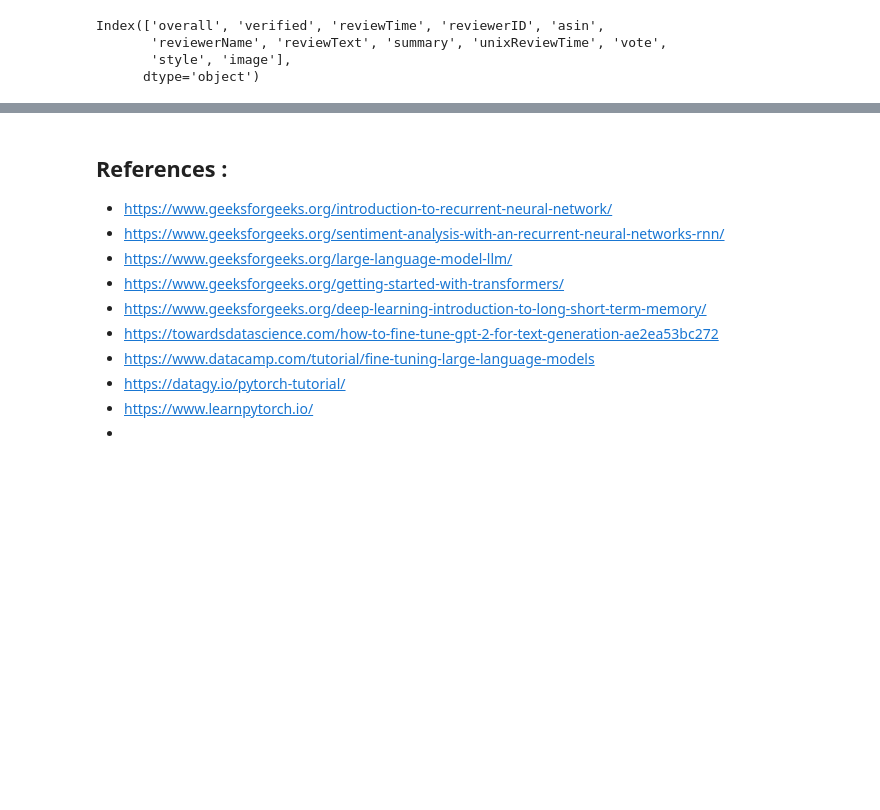
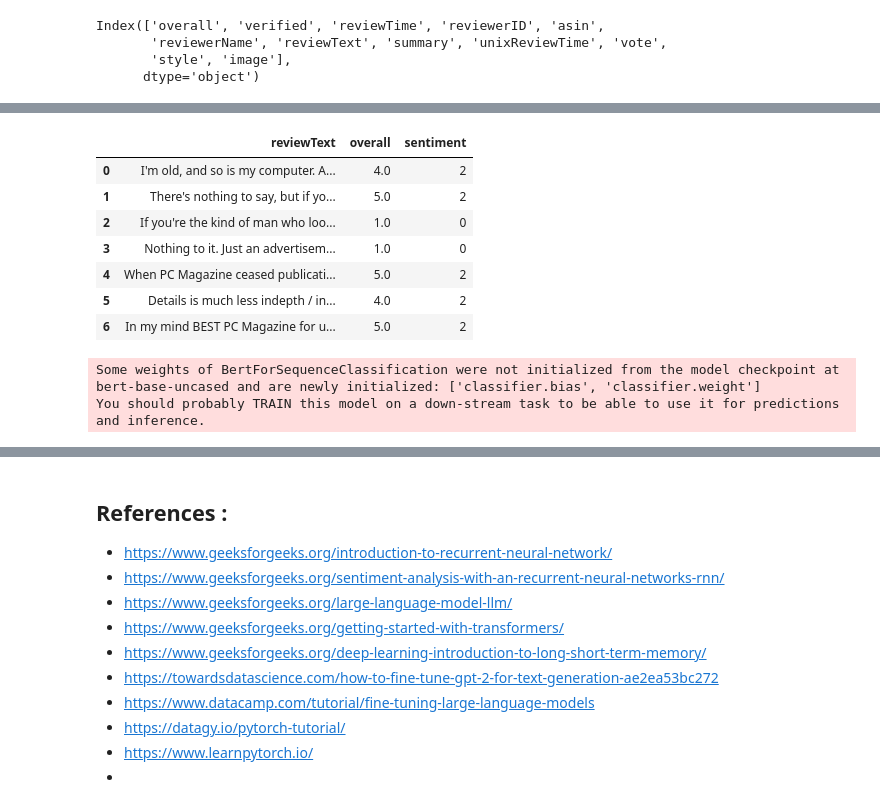
Before and after one commit to drisskhattabi6/NLP-Labs, a Jupyter notebook: NLP_Lab_4/NLP_Lab_4.ipynb, the cells around one changed output, grey strips where cells are left out. Cells and saved outputs as stored; diff of their text form; code cells hidden in the pictures; blank space fills up the shorter version.

```diff
--- a/NLP_Lab_4/NLP_Lab_4.ipynb
+++ b/NLP_Lab_4/NLP_Lab_4.ipynb
@@ -999,0 +809,71 @@ ImportError: cannot import name 'get_model_proto' from 'tensorflow.python.data.e
+# %%
+import pandas as pd
+from sklearn.model_selection import train_test_split
+from datasets import Dataset
+from transformers import BertTokenizer, BertForSequenceClassification, TrainingArguments, Trainer, set_seed
+
+# Filter relevant columns
+df = df[['reviewText', 'overall']]
+
+# Use a subset of the data for demonstration purposes
+df = df.head(500)
+
+# Create sentiment labels
+def get_sentiment_label(rating):
+    if rating >= 4:
+        return 2  # Positive
+    elif rating == 3:
+        return 1  # Neutral
+    else:
+        return 0  # Negative
+
+df['sentiment'] = df['overall'].apply(get_sentiment_label)
+
+# Drop rows with missing reviewText or sentiment
+df = df.dropna(subset=['reviewText', 'sentiment'])
+# %%
+df.head(7)
+# %% [output]
+|  | reviewText | overall | sentiment |
+| 0 | I'm old, and so is my computer. A... | 4.0 | 2 |
+| 1 | There's nothing to say, but if yo... | 5.0 | 2 |
+| 2 | If you're the kind of man who loo... | 1.0 | 0 |
+| 3 | Nothing to it. Just an advertisem... | 1.0 | 0 |
+| 4 | When PC Magazine ceased publicati... | 5.0 | 2 |
+| 5 | Details is much less indepth / in... | 4.0 | 2 |
+| 6 | In my mind BEST PC Magazine for u... | 5.0 | 2 |
+# %%
+# Split the dataset into train and validation sets
+train_df, val_df = train_test_split(df, test_size=0.2, random_state=42)
+
+# Convert pandas DataFrame to Hugging Face Dataset
+train_dataset = Dataset.from_pandas(train_df)
+val_dataset = Dataset.from_pandas(val_df)
+
+# Load the tokenizer
+bert_tokenizer = BertTokenizer.from_pretrained('bert-base-uncased')
+
+# Function to tokenize the text
+def tokenize_function(examples):
+    return bert_tokenizer(examples['reviewText'], padding="max_length", truncation=True, max_length=512)
+
+# Tokenize the datasets
+train_dataset = train_dataset.map(tokenize_function, batched=True)
+val_dataset = val_dataset.map(tokenize_function, batched=True)
+
+# Remove the original text column and the index column to avoid confusion during training
+train_dataset = train_dataset.remove_columns(['reviewText', '__index_level_0__'])
+val_dataset = val_dataset.remove_columns(['reviewText', '__index_level_0__'])
+
+# Set the format for PyTorch tensors and define the column for labels
+train_dataset = train_dataset.rename_column("sentiment", "labels")
+val_dataset = val_dataset.rename_column("sentiment", "labels")
+
+train_dataset.set_format("torch")
+val_dataset.set_format("torch")
+
+# Load the pre-trained BERT model
+bert_model = BertForSequenceClassification.from_pretrained('bert-base-uncased', num_labels=3)
+# %% [output]
+Some weights of BertForSequenceClassification were not initialized from the model checkpoint at bert-base-uncased and are newly initialized: ['classifier.bias', 'classifier.weight']
+You should probably TRAIN this model on a down-stream task to be able to use it for predictions and inference.
```
Also changed, not shown: parts of 20 cells of this notebook.
